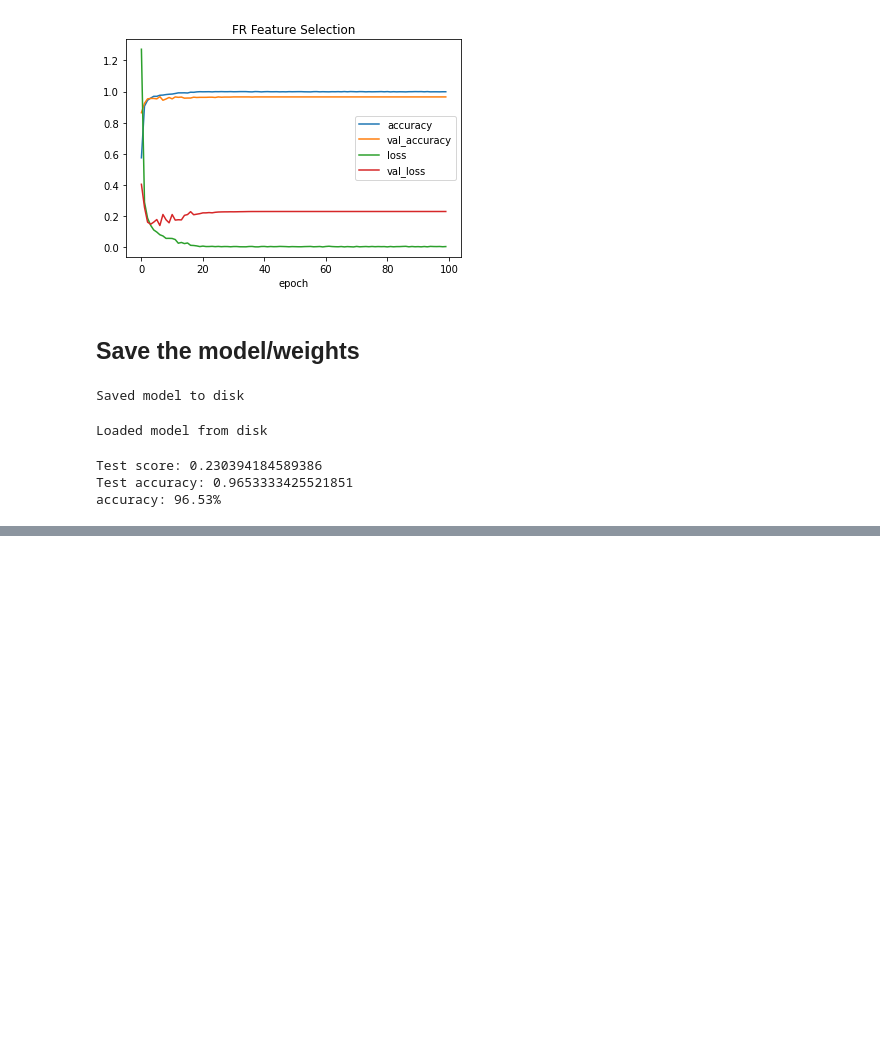
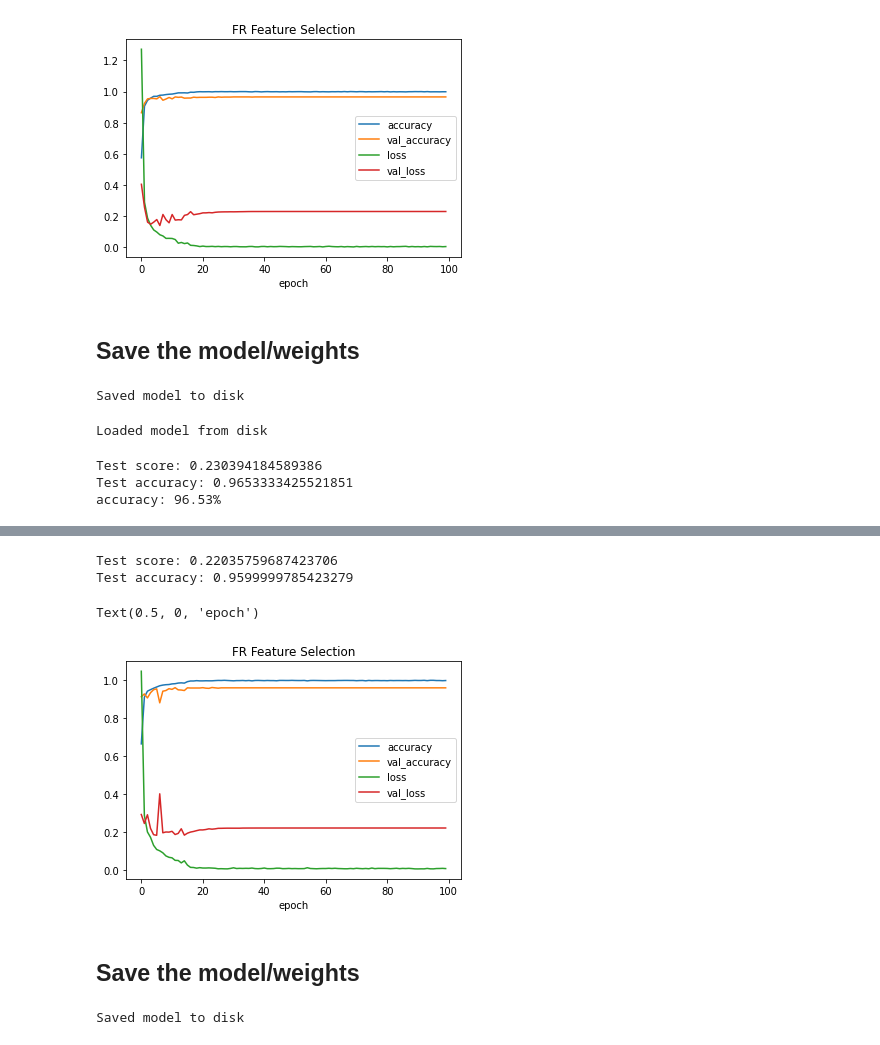
Before and after one commit to mengyaoo/FNL_GenesSelection, a Jupyter notebook: 06_TC1_RF.ipynb, the cells around one changed output, grey strips where cells are left out. Drawn from its saved outputs; the diff is of its cells as text; code cells hidden in the pictures; blank space fills up the shorter version.

```diff
--- a/06_TC1_RF.ipynb
+++ b/06_TC1_RF.ipynb
@@ -664,0 +689,2 @@ accuracy: 96.53%
+# %%
+TC1data15_selected = TC1data15.loc[:,feature_sort_selected['name']]
@@ -664,0 +820,32 @@ accuracy: 96.53%
+# %%
+# save
+# save = '/content/drive/My Drive/FNL_TC1/'
+output_dir = "/content/drive/My Drive/FNL_TC1/Model"
+
+if not os.path.exists(output_dir):
+        os.makedirs(output_dir)
+
+model_name = 'tc1_rf'
+path = '{}/{}.autosave.model.h5'.format(output_dir, model_name)
+checkpointer = ModelCheckpoint(filepath=path,
+                               verbose=1,
+                               save_weights_only=True,
+                               save_best_only=True)
+
+csv_logger = CSVLogger('{}/training.log'.format(output_dir))
+# %%
+# SR: change epsilon to min_delta
+reduce_lr = ReduceLROnPlateau(monitor='val_loss',
+                              factor=0.1,
+                              patience=10,
+                              verbose=1, mode='auto',
+                              min_delta=0.0001,
+                              cooldown=0,
+                              min_lr=0)
+# %%
+# batch_size = 20
+history = model.fit(X_train, Y_train, batch_size=batch_size,
+                    epochs=epochs, verbose=1, validation_data=(X_test, Y_test),
+                    callbacks = [checkpointer, csv_logger, reduce_lr])
+
+score = model.evaluate(X_test, Y_test, verbose=0)
@@ -664,0 +870,44 @@ accuracy: 96.53%
+# %%
+print('Test score:', score[0])
+print('Test accuracy:', score[1])
+# %% [output]
+Test score: 0.22035759687423706
+Test accuracy: 0.9599999785423279
+# %%
+plt.plot(history.history['acc'],label="accuracy")
+plt.plot(history.history['val_acc'],label="val_accuracy")
+plt.plot(history.history['loss'],label="loss")
+plt.plot(history.history['val_loss'],label="val_loss")
+plt.legend()
+plt.title("FR Feature Selection")
+plt.xlabel('epoch')
+# %% [output]
+Text(0.5, 0, 'epoch')
+[figure, added]
+# %% [markdown]
+## Save the model/weights
+# %%
+# JSON JSON
+# serialize model to json
+json_model = model.to_json()
+
+# save the model architecture to JSON file
+with open('{}/{}.model.json'.format(output_dir, model_name), 'w') as json_file:
+    json_file.write(json_model)
+
+
+# YAML YAML
+# serialize model to YAML
+model_yaml = model.to_yaml()
+
+# save the model architecture to YAML file
+with open("{}/{}.model.yaml".format(output_dir, model_name), "w") as yaml_file:
+    yaml_file.write(model_yaml)
+
+
+# WEIGHTS HDF5
+# serialize weights to HDF5
+model.save_weights("{}/{}.model.h5".format(output_dir,model_name))
+print("Saved model to disk")
+# %% [output]
+Saved model to disk
```
Also changed, not shown: parts of 13 cells of this notebook.
